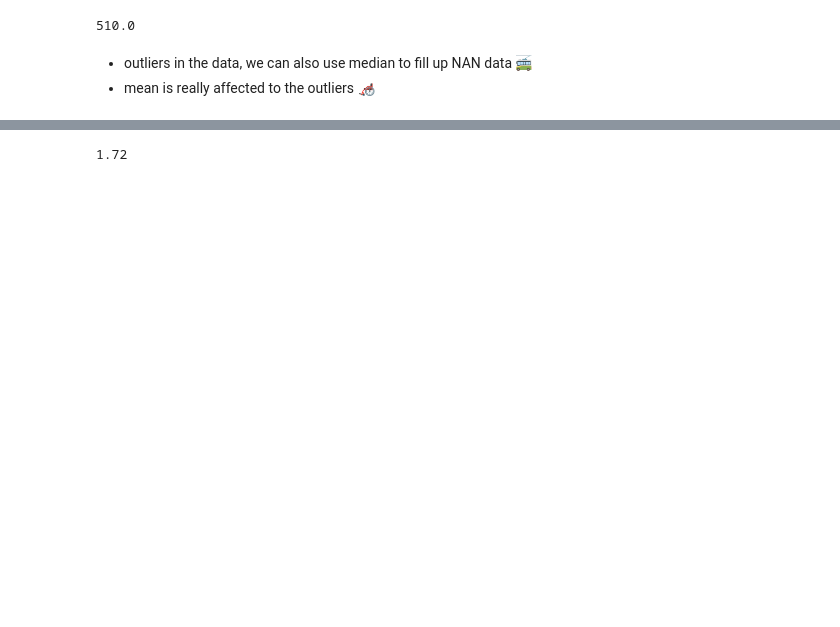
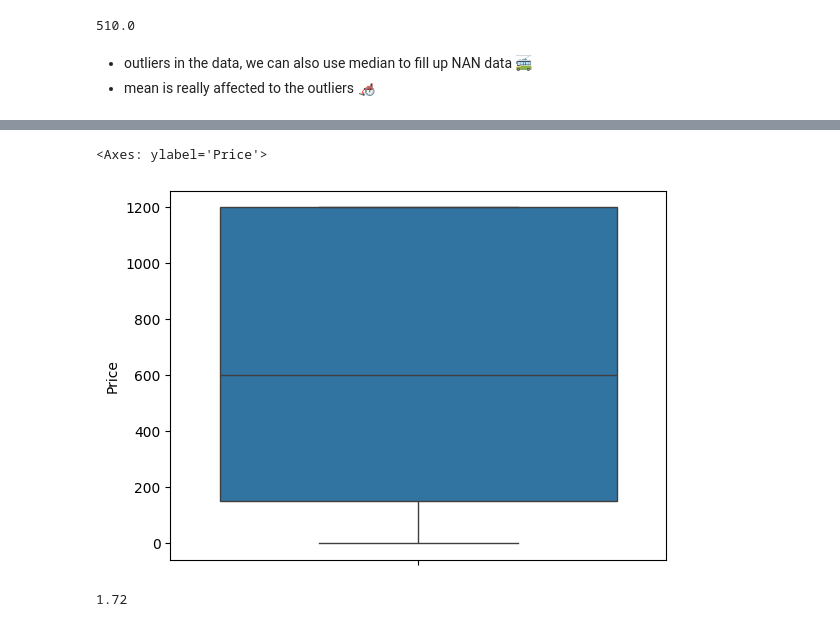
Before and after one commit to aminuddin1234/Artificial_inteligent_and_machine_learning_course, a Jupyter notebook: AI & ML courses/Day 15 - Data Handling/Data Cleaning.ipynb, the cells around one changed output, grey strips where cells are left out. Drawn from its saved outputs; the diff is of its cells as text; code cells hidden in the pictures; blank space fills up the shorter version.

```diff
--- a/AI & ML courses/Day 15 - Data Handling/Data Cleaning.ipynb
+++ b/AI & ML courses/Day 15 - Data Handling/Data Cleaning.ipynb
@@ -171,7 +223,7 @@ playdata = [
     {"Transaction ID": 1002, "Customer Name": "Bob Jones", "Email": None, "Product": "Headphones", "Quantity": 2, "Price": 150.00, "Purchase Date": "2024-09-16", "Delivery Status": True},
     {"Transaction ID": 1003, "Customer Name": "Charlie Johnson", "Email": "charlie#example.com", "Product": "Smartphone", "Quantity": 1, "Price": 800.00, "Purchase Date": "16/09/2024", "Delivery Status": True},
     {"Transaction ID": 1004, "Customer Name": "David Lee", "Email": "david.lee@example.com", "Product": "Laptop", "Quantity": 1, "Price": 1200.00, "Purchase Date": "2024-09-17", "Delivery Status": False},
-    {"Transaction ID": 1005, "Customer Name": "Eve Martinez", "Email": "eve.martinez@example.com", "Product": "Smartwatch", "Quantity": 3, "Price": None, "Purchase Date": "17th Sep 2024", "Delivery Status": True},
+    {"Transaction ID": 1005, "Customer Name": "Eve Martinez", "Email": "eve.martinez@example.com", "Product": "Smartwatch", "Quantity": 3, "Price": 800.00, "Purchase Date": "17th Sep 2024", "Delivery Status": True},
     {"Transaction ID": 1006, "Customer Name": "Frank Wright", "Email": None, "Product": "Tablet", "Quantity": None, "Price": 600.00, "Purchase Date": "2024-09-18", "Delivery Status": False},
     {"Transaction ID": 1007, "Customer Name": "Grace Lee", "Email": "grace.lee@example.com", "Product": "Laptop", "Quantity": 1, "Price": 12000, "Purchase Date": "2024-09-19", "Delivery Status": True},
     {"Transaction ID": 1008, "Customer Name": "Hank Brown", "Email": "hank.brown@example.com", "Product": "Monitor", "Quantity": 2, "Price": 300.00, "Purchase Date": "09/19/2024", "Delivery Status": True},
@@ -411,0 +494,4 @@ newdf
+# %%
+newdf = playdata.copy()
+newdf = pd.DataFrame(playdata)
+newdf
@@ -411,0 +516,3 @@ newdf
+# %%
+z_scores = stats.zscore(newdf['Price'])
+z_scores
@@ -411,0 +525,5 @@ newdf
+# %%
+threshold = 3
+# -3 < z <3
+new_x = newdf[ (-threshold < z_scores) & (z_scores < threshold) ]
+new_x
@@ -412,3 +548,8 @@ newdf
+# %%
+sns.boxplot(new_x['Price'])
+# %% [output]
+<Axes: ylabel='Price'>
+[figure, added]
 # %%
 mean_price = newdf['Quantity'].mean().round(2)
 print(mean_price)
```
Also changed, not shown: parts of 20 cells of this notebook, 1 other file.
